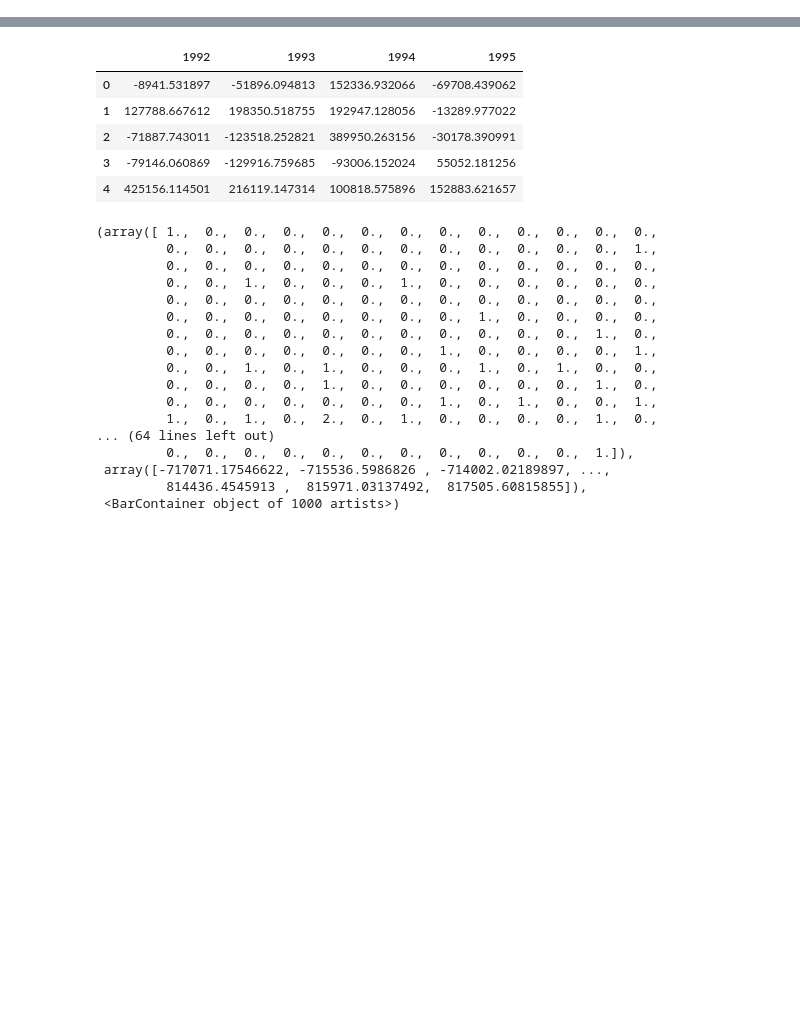
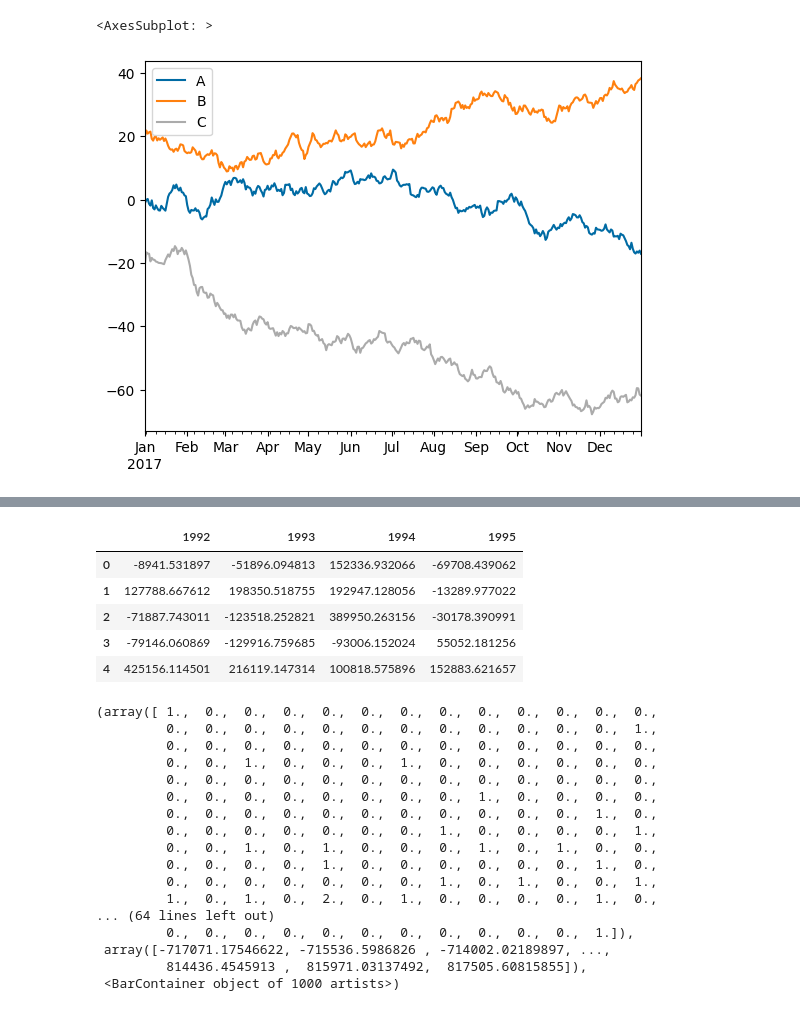
Before and after one commit to Randyansah/New-folder, a Jupyter notebook: datascience.ipynb, the cells around one changed output, grey strips where cells are left out. Cells and saved outputs as stored; diff of their text form; code cells hidden in the pictures; blank space fills up the shorter version.

```diff
--- a/datascience.ipynb
+++ b/datascience.ipynb
@@ -0,0 +26,9 @@
+# %%
+plt.style.use('tableau-colorblind10')
+# %%
+np.random.seed(123)
+df=pd.DataFrame({'A':np.random.randn(365).cumsum(0),
+                 'B':np.random.randn(365).cumsum(0)+20,
+                 'C':np.random.randn(365).cumsum(0)-20,
+            },    index=pd.date_range('1/1/2017',periods=365))
+df.head()
@@ -0,0 +42,5 @@
+# %%
+df.plot()
+# %% [output]
+<AxesSubplot: >
+[figure, added]
```
Also changed, not shown: parts of 5 cells of this notebook.
